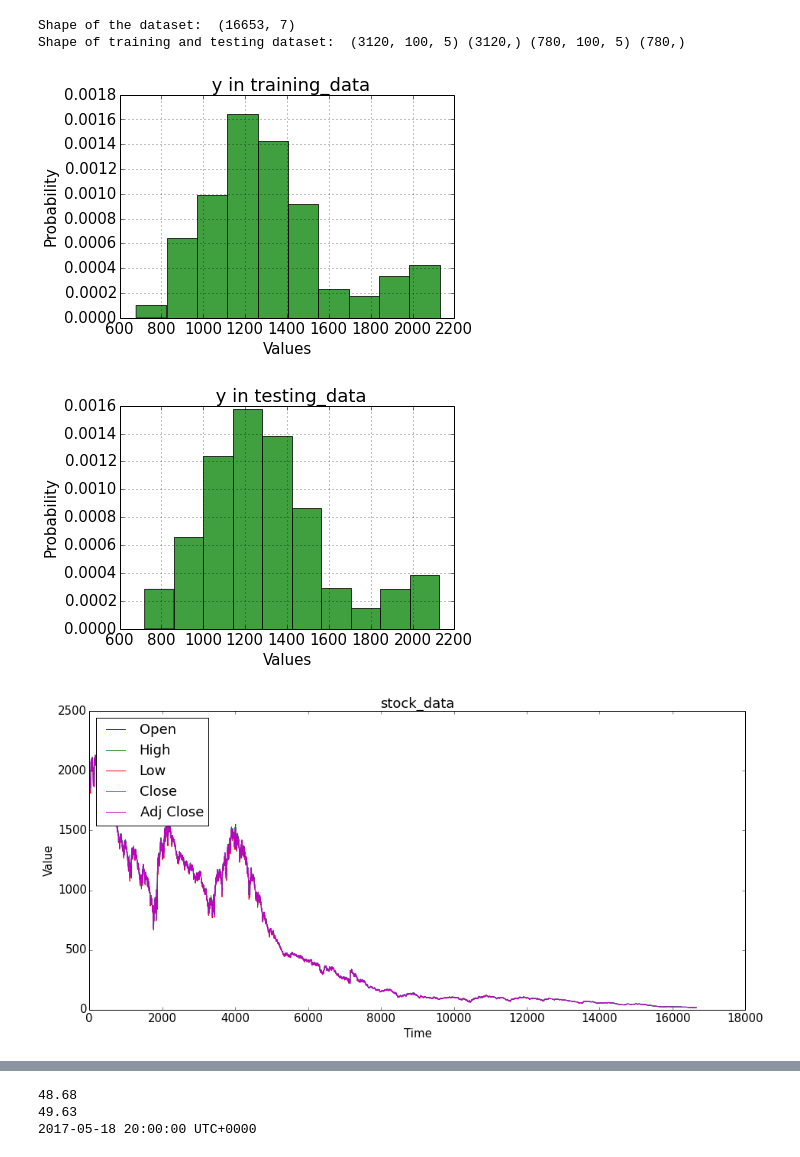
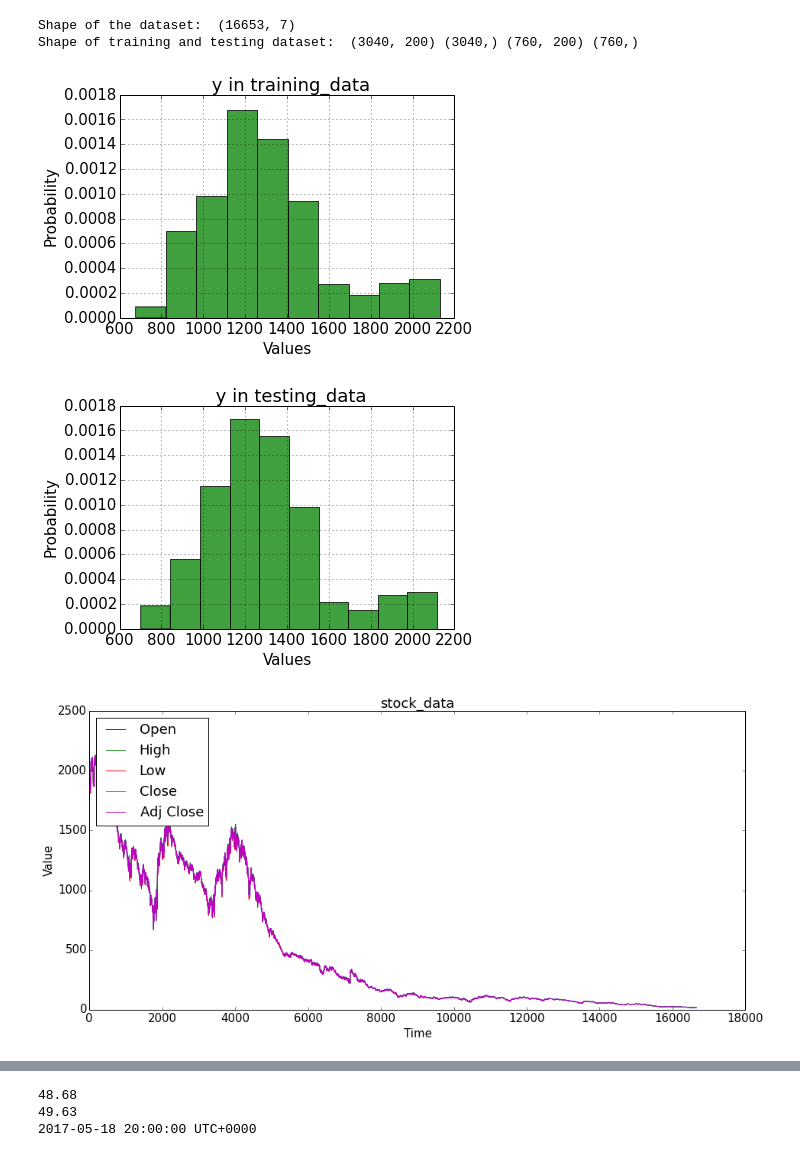
Before and after one commit to weilai0980/tsRNN, a Jupyter notebook: data_prep_offline.ipynb, the cells around one changed output, grey strips where cells are left out. Drawn from its saved outputs; the diff is of its cells as text; code cells hidden in the pictures.

```diff
--- a/data_prep_offline.ipynb
+++ b/data_prep_offline.ipynb
@@ -115,58 +173,41 @@ from utils_dataPrepro import *
 # %%
 # stock dataset
 # ([u'Date', u'Open', u'High', u'Low', u'Close', u'Volume', u'Adj Close'], dtype='object')
+
+para_uni_variate = True
+para_train_test_split = True
+para_win_size = 200
+
+para_train_range = (0,4000)
+para_test_range  = (4000,5500)
+
 
 addr = "../dataset/dataset_ts/stock.csv"
 dta_df = pd.read_csv( addr ,sep=',')
 print 'Shape of the dataset: ', dta_df.shape
 
 
-
-# univariate
-# x_all, y_all = instance_extraction( list(dta_df['Open'][:4000]), 100 )
-
-# multiple independent and one target series
-dta_mat = dta_df[['Open','High','Low','Volume']][:4000].as_matrix()
-# dta_mat = dta_mat.transpose([1,0])
-x_all, y_all = instance_extraction_multiple_one( list(dta_df['Open'][:4000]),\
-                                                 list(dta_mat),100 )
-# multivariate
-# x_all, y_all = instance_extraction( list(dta_df[['Open','High','Low','Volume']][:4000]), 100 )
-
-
-# downsample the whole data
-total_idx = range(len(x_all))
-np.random.shuffle(total_idx)
-
-x_all = np.array(x_all)
-y_all = np.array(y_all)
-
-x_all = x_all[ total_idx[: int(1.0*len(total_idx))] ]
-y_all = y_all[ total_idx[: int(1.0*len(total_idx))] ]
-
-
-x_train, x_test, y_train, y_test = train_test_split( x_all, y_all, \
-                                                        test_size=0.2, random_state=20)
+x_train, x_test, y_train, y_test = build_training_testing_data( dta_df, 'Close', ['Open','High','Low','Volume'], \
+                        para_uni_variate, para_train_test_split, para_win_size, para_train_range, para_test_range)
 
 print 'Shape of training and testing dataset: ', np.shape(x_train), np.shape(y_train),\
-np.shape(x_test), np.shape(y_test)
-
+    np.shape(x_test), np.shape(y_test)
 
 # upsampling the training dataset if needed
 
 # visualization
 y_distribution_plot( y_train, ' y in training_data' )
 y_distribution_plot( y_test,  ' y in testing_data' )
 
 tmpdf = dta_df.drop(['Date', 'Volume'], axis=1)
 multivariate_ts_plot( tmpdf, 'stock_data' )
 
 multivariate_ts_plot( dta_df[ ['Volume'] ], 'stock_data' )
 # %% [output]
 Shape of the dataset:  (16653, 7)
-Shape of training and testing dataset:  (3120, 100, 5) (3120,) (780, 100, 5) (780,)
+Shape of training and testing dataset:  (3040, 200) (3040,) (760, 200) (760,)
-[figure, old version]
+[figure, new version]
-[figure, old version]
+[figure, new version]
 [figure]
 [figure]
 # %%
```
Also changed, not shown: parts of 4 cells of this notebook, 6 other files.
